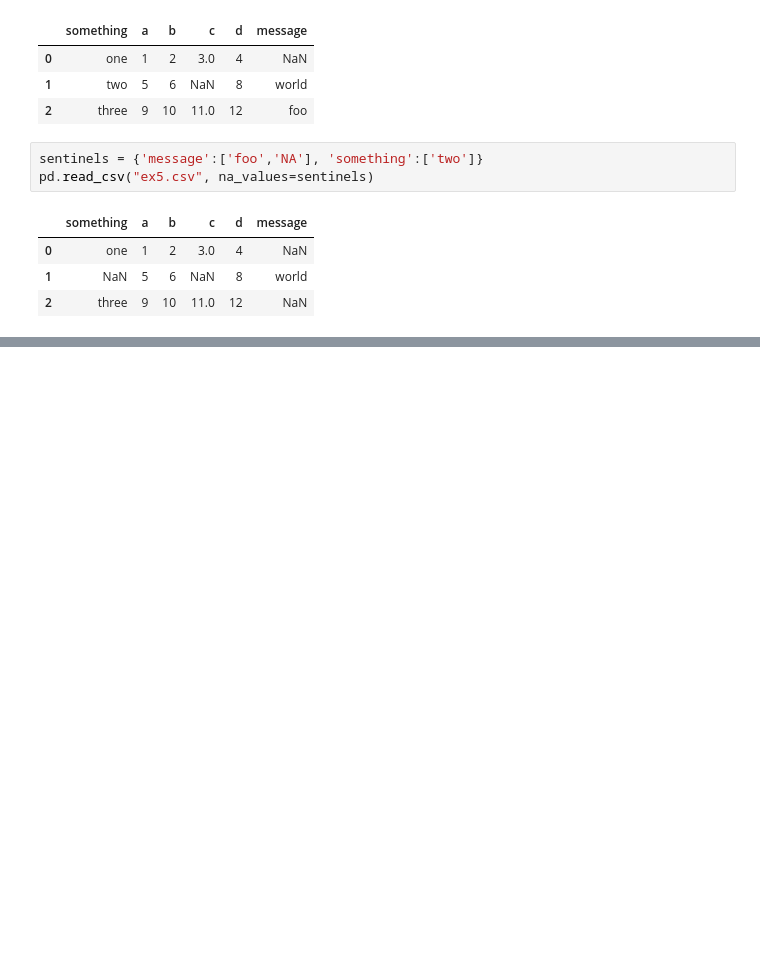
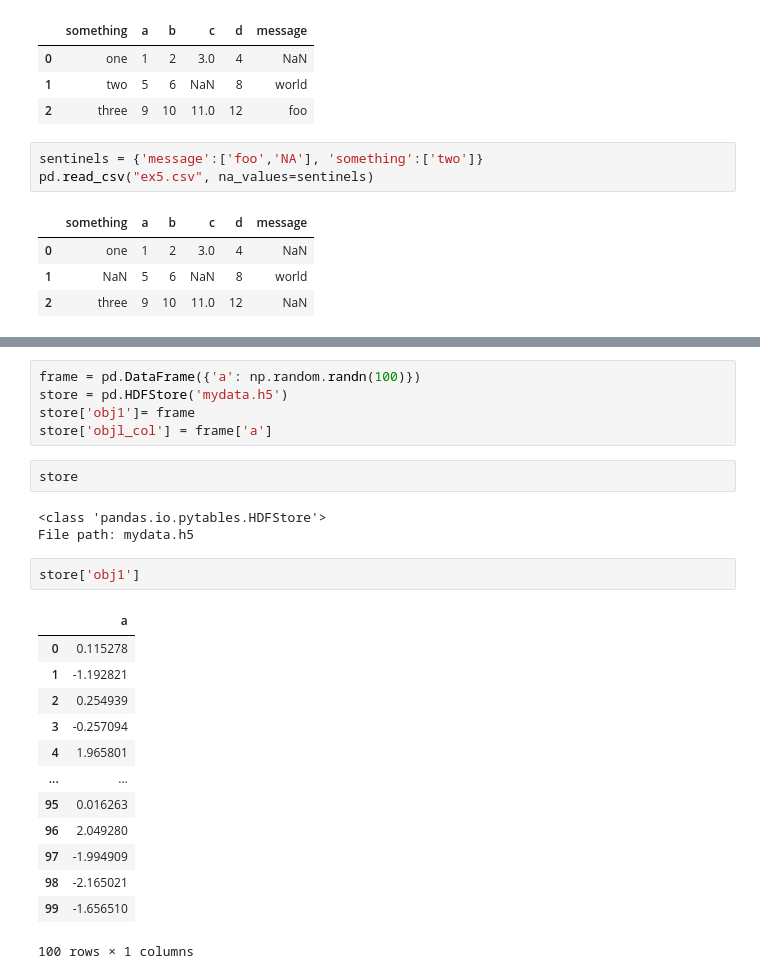
Before and after one commit to bartezz32/pandas-anaconda, a Jupyter notebook: chapter6/IO_and_Files.ipynb, the cells around one changed output, grey strips where cells are left out. Drawn from its saved outputs; the diff is of its cells as text; blank space fills up the shorter version.

```diff
--- a/chapter6/IO_and_Files.ipynb
+++ b/chapter6/IO_and_Files.ipynb
@@ -134,0 +437,26 @@ pd.read_csv("ex5.csv", na_values=sentinels)
+# %%
+frame = pd.DataFrame({'a': np.random.randn(100)})
+store = pd.HDFStore('mydata.h5')
+store['obj1']= frame
+store['objl_col'] = frame['a']
+# %%
+store
+# %% [output]
+<class 'pandas.io.pytables.HDFStore'>
+File path: mydata.h5
+# %%
+store['obj1']
+# %% [output]
+|  | a |
+| 0 | 0.115278 |
+| 1 | -1.192821 |
+| 2 | 0.254939 |
+| 3 | -0.257094 |
+| 4 | 1.965801 |
+| ... | ... |
+| 95 | 0.016263 |
+| 96 | 2.049280 |
+| 97 | -1.994909 |
+| 98 | -2.165021 |
+| 99 | -1.656510 |
+100 rows × 1 columns
```
Also changed, not shown: parts of 62 cells of this notebook, 18 other files.
